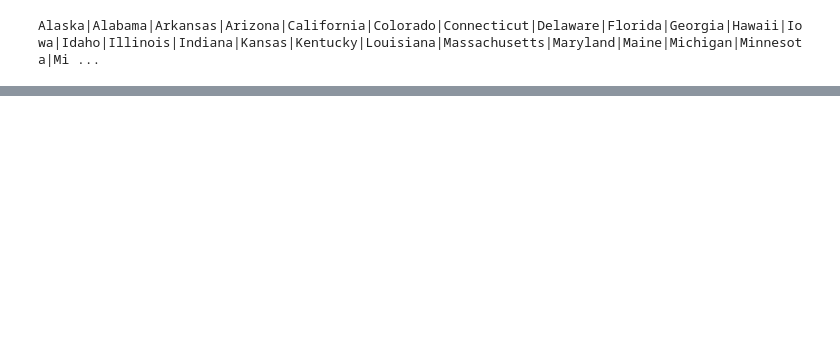
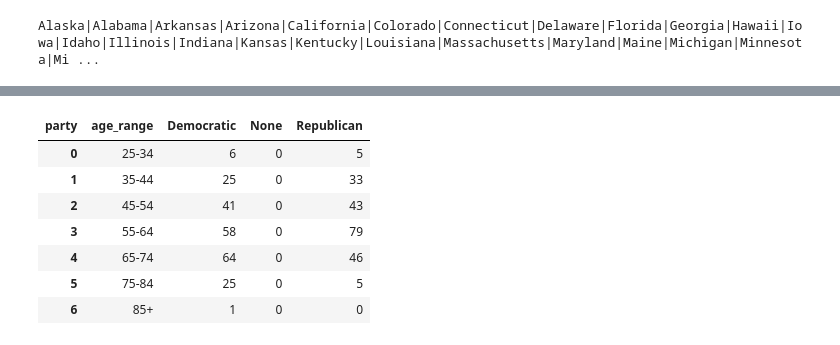
Before and after one commit to wangweiching/data-science-project-8, a Jupyter notebook: data-exploration.ipynb, the cells around one changed output, grey strips where cells are left out. Cells and saved outputs as stored; diff of their text form; code cells hidden in the pictures; blank space fills up the shorter version.

```diff
--- a/data-exploration.ipynb
+++ b/data-exploration.ipynb
@@ -237,7 +244,7 @@ df.head()
 | 3 | 3 | 4 | Alabama 4 | Robert Aderholt | Republican | Haleyville Municipal Judge | University of North Alabama\nBirm... | 1997 | Haleyville | ... |
 | 4 | 4 | 5 | Alabama 5 | Mo Brooks | Republican | Madison County Commissioner | Duke University (BA)\nUniversity ... | 2011 | Huntsville | ... |
 # %%
-df.drop('Index', inplace=True, axis=1)
+df.drop('index', inplace=True, axis=1)
 # %%
 df.head()
 # %% [output]
@@ -249,0 +290,14 @@ df.head()
+# %%
+df2 = df.groupby(['age_range', 'party'])['name'].count()
+df2 = df2.unstack(level=-1)
+df2.reset_index(level=0, inplace=True)
+df2.head(25)
+# %% [output]
+| party | age_range | Democratic | None | Republican |
+| 0 | 25-34 | 6 | 0 | 5 |
+| 1 | 35-44 | 25 | 0 | 33 |
+| 2 | 45-54 | 41 | 0 | 43 |
+| 3 | 55-64 | 58 | 0 | 79 |
+| 4 | 65-74 | 64 | 0 | 46 |
+| 5 | 75-84 | 25 | 0 | 5 |
+| 6 | 85+ | 1 | 0 | 0 |
```
Also changed, not shown: parts of 13 cells of this notebook, 2 other files.
